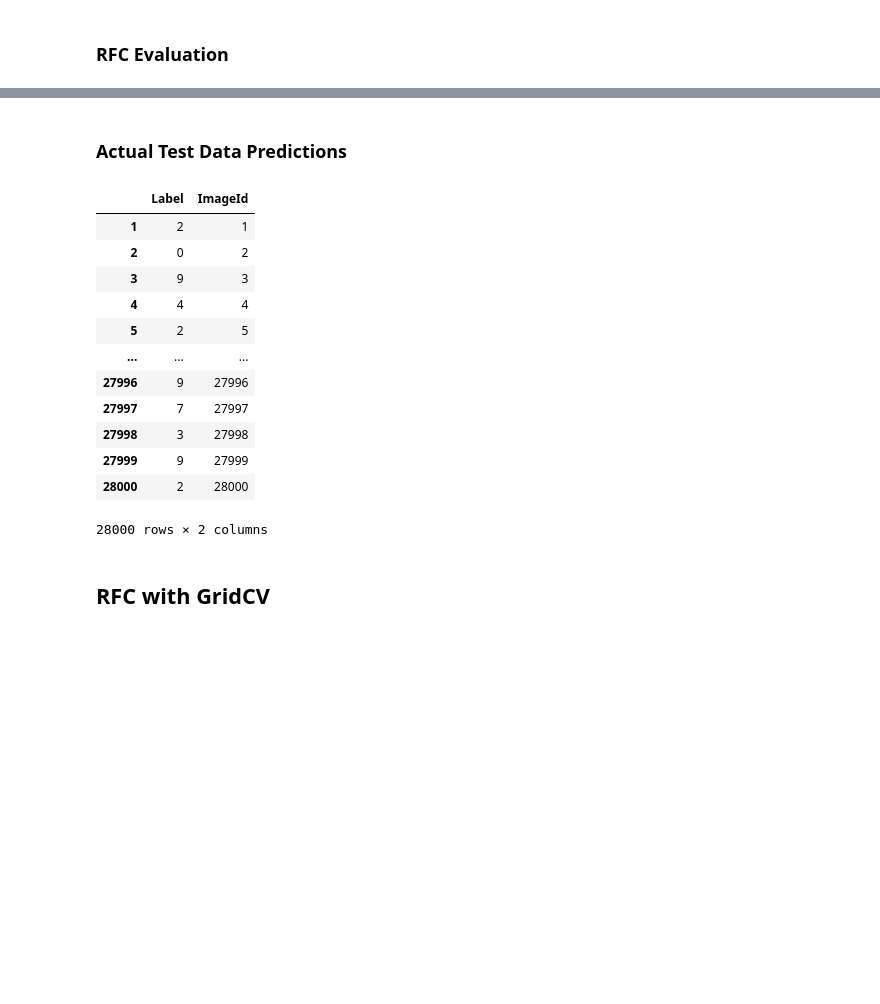
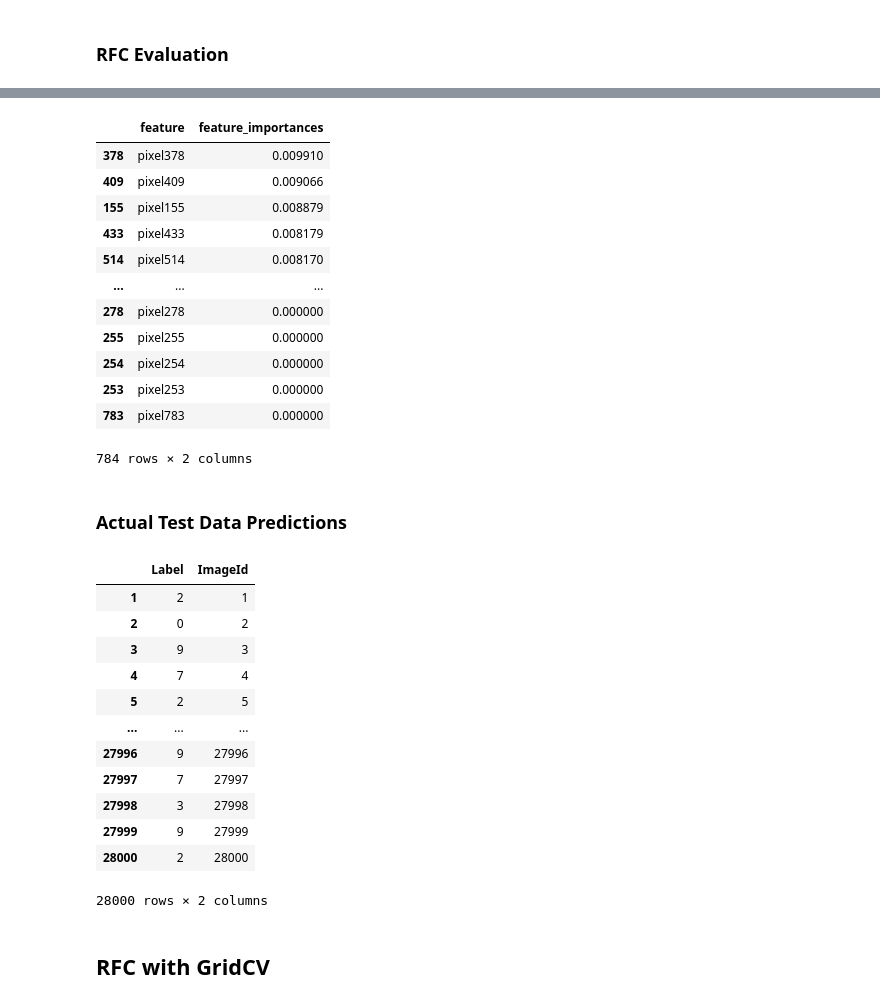
Before and after one commit to oimartin/MNIST_Digit_Recognizer, a Jupyter notebook: digits_notebook.ipynb, the cells around one changed output, grey strips where cells are left out. Cells and saved outputs as stored; diff of their text form; code cells hidden in the pictures; blank space fills up the shorter version.

Commit message:
yellowbricks and feature importance

```diff
--- a/digits_notebook.ipynb
+++ b/digits_notebook.ipynb
@@ -250,13 +251,30 @@ eval_classification(test_pred_RFC, labels_test, X_test, 'RFC', 'Test')
+# %%
+feature_importance = pd.DataFrame({'feature': X_train.columns, 'feature_importances': RFC_model.feature_importances_}).sort_values(by='feature_importances', ascending=False)
+feature_importance
+# %% [output]
+|  | feature | feature_importances |
+| 378 | pixel378 | 0.009910 |
+| 409 | pixel409 | 0.009066 |
+| 155 | pixel155 | 0.008879 |
+| 433 | pixel433 | 0.008179 |
+| 514 | pixel514 | 0.008170 |
+| ... | ... | ... |
+| 278 | pixel278 | 0.000000 |
+| 255 | pixel255 | 0.000000 |
+| 254 | pixel254 | 0.000000 |
+| 253 | pixel253 | 0.000000 |
+| 783 | pixel783 | 0.000000 |
+784 rows × 2 columns
 # %% [markdown]
 ### Actual Test Data Predictions
 # %%
-submitted(RFC_model, 'RFC', test=)
+submitted(RFC_model, 'RFC')
 # %% [output]
 |  | Label | ImageId |
 | 1 | 2 | 1 |
 | 2 | 0 | 2 |
 | 3 | 9 | 3 |
-| 4 | 4 | 4 |
+| 4 | 7 | 4 |
 | 5 | 2 | 5 |
 | ... | ... | ... |
 | 27996 | 9 | 27996 |
```
Also changed, not shown: parts of 17 cells of this notebook.
